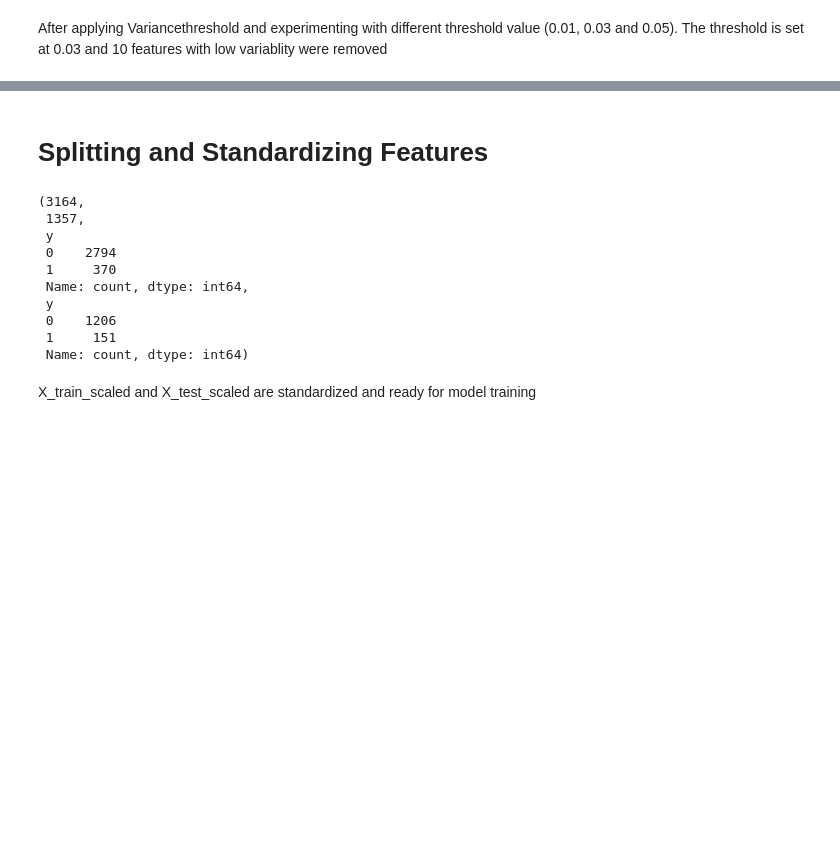
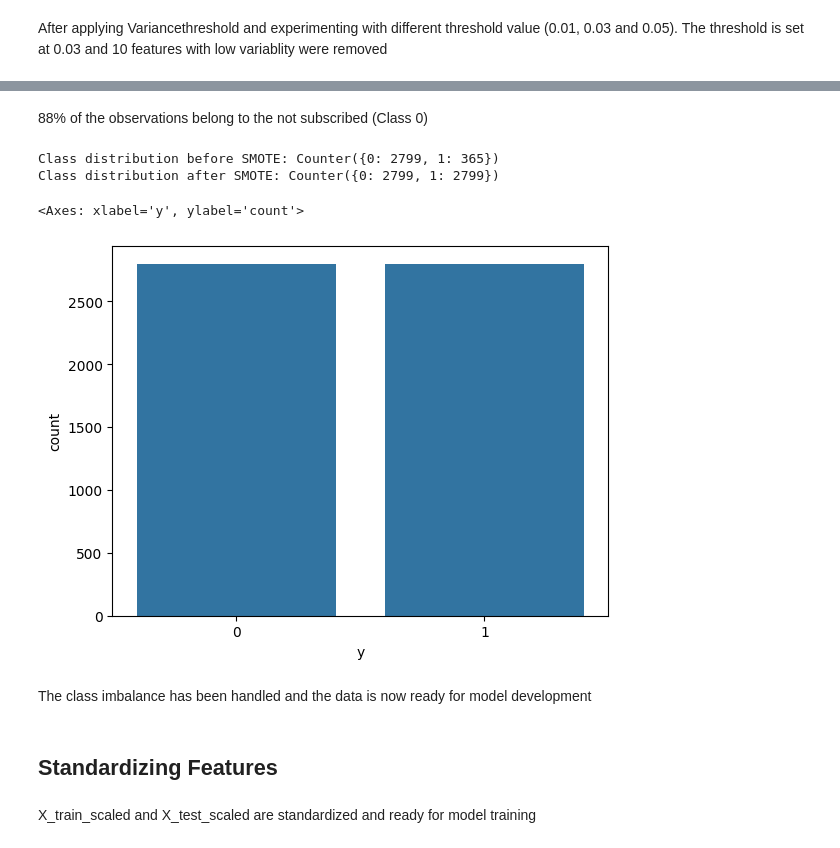
Before and after one commit to Fatai-soliu/bank-telemarketing, a Jupyter notebook: Bank_Marketing.ipynb, the cells around one changed output, grey strips where cells are left out. Saved outputs shown, nothing was run; the diff lists cells and outputs as text; code cells hidden in the pictures; blank space fills up the shorter version.

```diff
--- a/Bank_Marketing.ipynb
+++ b/Bank_Marketing.ipynb
@@ -455,0 +458,12 @@ After applying Variancethreshold and experimenting with different threshold valu
+# %%
+from sklearn.model_selection import train_test_split
+from sklearn.preprocessing import StandardScaler
+
+X_train, X_test, y_train, y_test = train_test_split(X_selected, y, test_size=0.3, stratify=y, random_state=10)
+
+#Verifying the split
+
+y_train_dist = y_train.value_counts()
+y_test_dist = y_test.value_counts()
+
+y_train.count(), y_test.count(), y_train_dist, y_test_dist
@@ -456,30 +508,27 @@ After applying Variancethreshold and experimenting with different threshold valu
+# %% [markdown]
+88% of the observations belong to the not subscribed (Class 0)
+# %%
+from imblearn.over_sampling import SMOTE
+from sklearn.model_selection import train_test_split
+from collections import Counter
+
+smote = SMOTE(random_state=0)
+X_train_resampled, y_train_resampled = smote.fit_resample(X_train, y_train)
+
+
+print("Class distribution before SMOTE:", Counter(y_train))
+print("Class distribution after SMOTE:", Counter(y_train_resampled))
+# %% [output]
+Class distribution before SMOTE: Counter({0: 2799, 1: 365})
+Class distribution after SMOTE: Counter({0: 2799, 1: 2799})
+# %%
+#Visualising the distribution of the data after applying SMOTE
+
+sns.countplot(x=y_train_resampled)
+# %% [output]
+<Axes: xlabel='y', ylabel='count'>
+[figure, added]
+# %% [markdown]
+The class imbalance has been handled and the data is now ready for model development
 # %% [markdown]
-# Splitting and Standardizing Features
+## Standardizing Features
-# %%
-from sklearn.model_selection import train_test_split
-from sklearn.preprocessing import StandardScaler
-
-X_train, X_test, y_train, y_test = train_test_split(X_selected, y, test_size=0.3, random_state=10)
-
-scaler = StandardScaler()
-
-X_train_scaled = scaler.fit_transform(X_train)
-X_test_scaled = scaler.transform(X_test)
-
-#Verifying the split
-
-y_train_dist = y_train.value_counts()
-y_test_dist = y_test.value_counts()
-
-y_train.count(), y_test.count(), y_train_dist, y_test_dist
-# %% [output]
-(3164,
- 1357,
- y
- 0    2794
- 1     370
- Name: count, dtype: int64,
- y
- 0    1206
- 1     151
- Name: count, dtype: int64)
```
Also changed, not shown: parts of 12 cells of this notebook.
